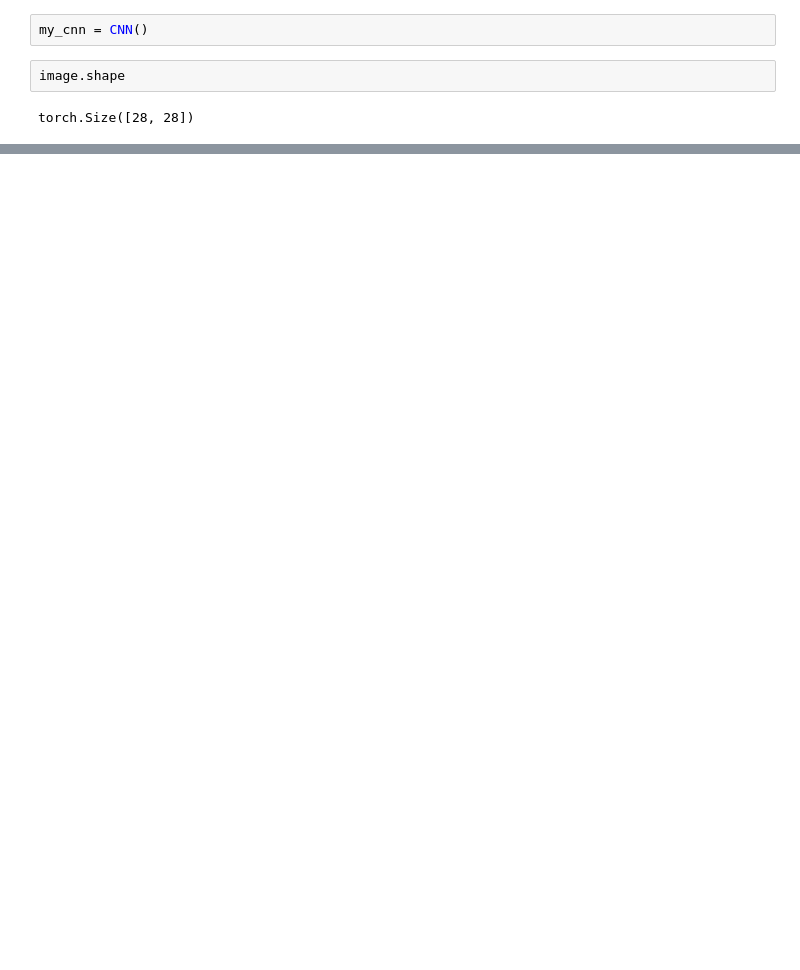
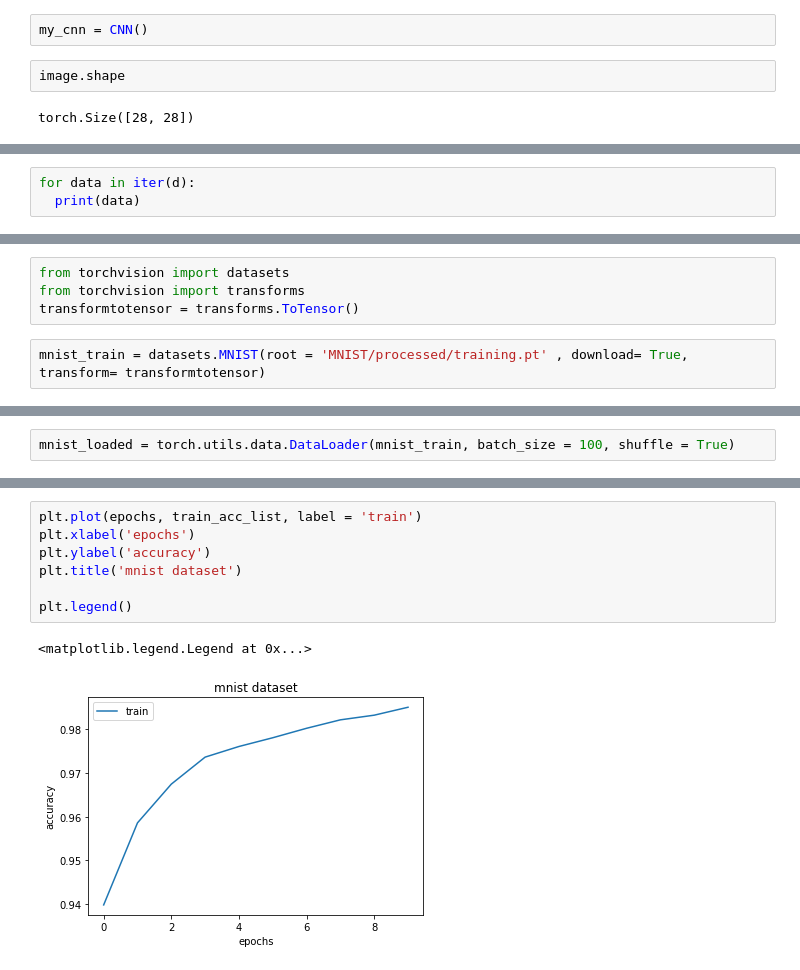
Before and after one commit to Beh-noush/General-Python, a Jupyter notebook: FCNN.ipynb, the cells around one changed output, grey strips where cells are left out. Drawn from its saved outputs; the diff is of its cells as text; blank space fills up the shorter version.

```diff
--- a/FCNN.ipynb
+++ b/FCNN.ipynb
@@ -306,0 +340,3 @@ Softmax(
+# %%
+for data in iter(d):
+  print(data)
@@ -306,0 +349,6 @@ Softmax(
+# %%
+from torchvision import datasets
+from torchvision import transforms
+transformtotensor = transforms.ToTensor()
+# %%
+mnist_train = datasets.MNIST(root = 'MNIST/processed/training.pt' , download= True, transform= transformtotensor)
@@ -306,0 +383,2 @@ Softmax(
+# %%
+mnist_loaded = torch.utils.data.DataLoader(mnist_train, batch_size = 100, shuffle = True)
@@ -306,0 +441,10 @@ Softmax(
+# %%
+plt.plot(epochs, train_acc_list, label = 'train')
+plt.xlabel('epochs')
+plt.ylabel('accuracy')
+plt.title('mnist dataset')
+
+plt.legend()
+# %% [output]
+<matplotlib.legend.Legend at 0x...>
+[figure, added]
```
Also changed, not shown: parts of 19 cells of this notebook.
